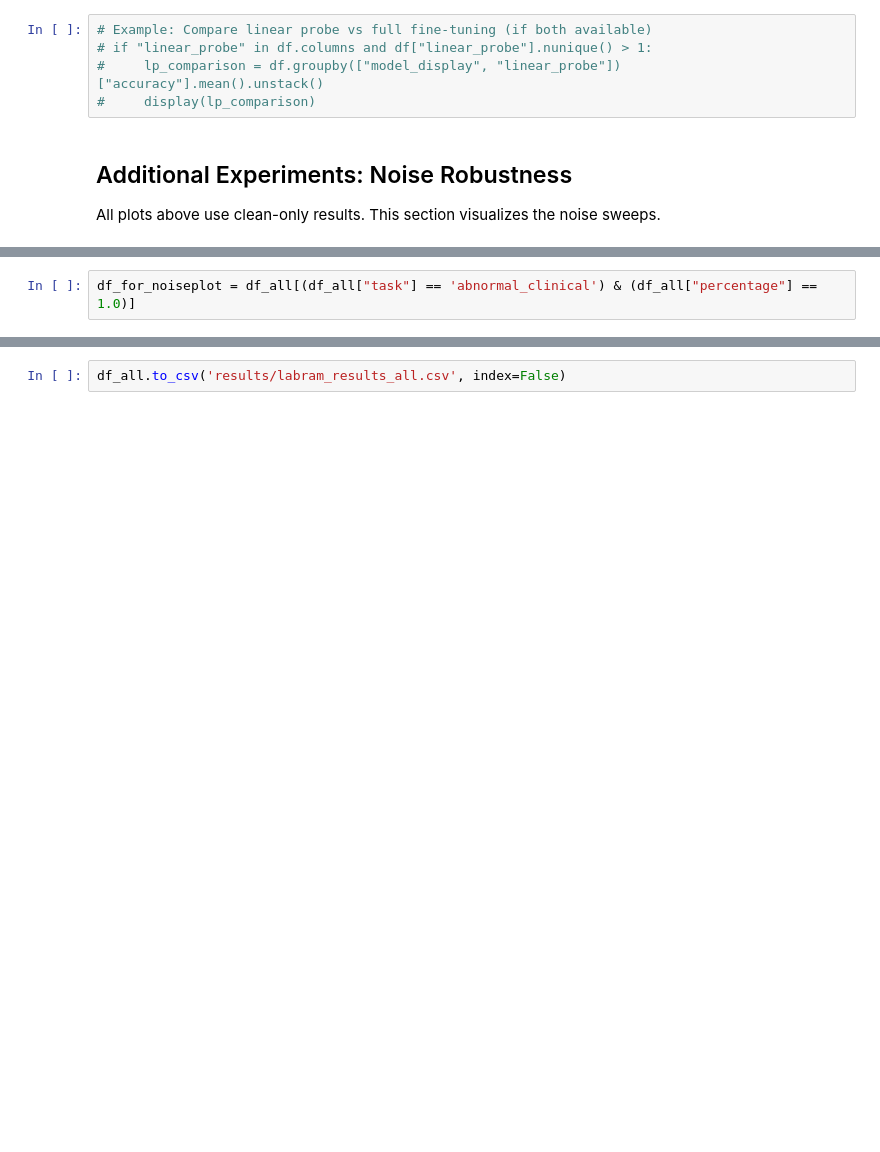
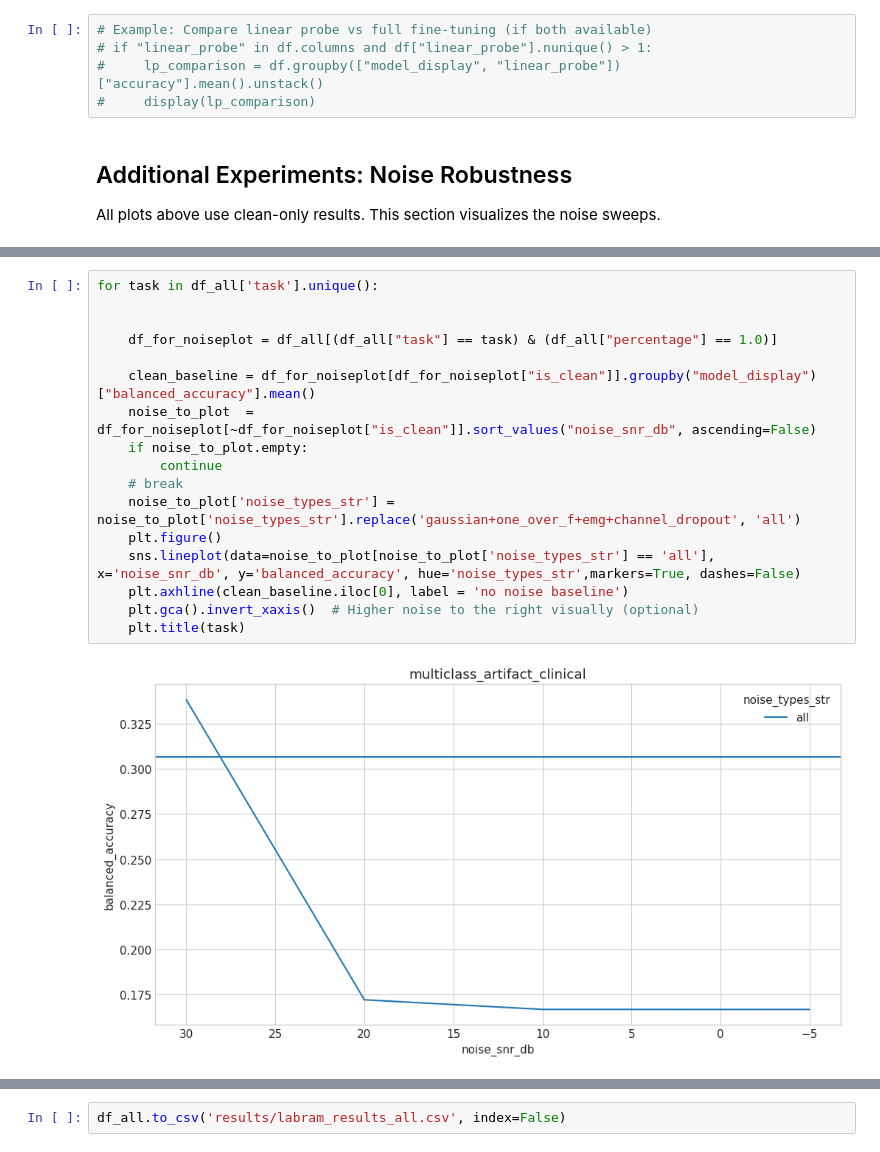
Before and after one commit to uddhavp22/EEG-Bench-vICMl, a Jupyter notebook: analyze_results.ipynb, the cells around one changed output, grey strips where cells are left out. Saved outputs shown, nothing was run; the diff lists cells and outputs as text; blank space fills up the shorter version.

```diff
--- a/analyze_results.ipynb
+++ b/analyze_results.ipynb
@@ -709,2 +708,0 @@ else:
-# %%
-df_for_noiseplot = df_all[(df_all["task"] == 'abnormal_clinical') & (df_all["percentage"] == 1.0)]
@@ -741,0 +734,19 @@ plt.gca().invert_xaxis()  # Higher noise to the right visually (optional)
+# %%
+for task in df_all['task'].unique():
+
+
+    df_for_noiseplot = df_all[(df_all["task"] == task) & (df_all["percentage"] == 1.0)]
+
+    clean_baseline = df_for_noiseplot[df_for_noiseplot["is_clean"]].groupby("model_display")["balanced_accuracy"].mean()
+    noise_to_plot  = df_for_noiseplot[~df_for_noiseplot["is_clean"]].sort_values("noise_snr_db", ascending=False)
+    if noise_to_plot.empty:
+        continue
+    # break
+    noise_to_plot['noise_types_str'] = noise_to_plot['noise_types_str'].replace('gaussian+one_over_f+emg+channel_dropout', 'all')
+    plt.figure()
+    sns.lineplot(data=noise_to_plot[noise_to_plot['noise_types_str'] == 'all'], x='noise_snr_db', y='balanced_accuracy', hue='noise_types_str',markers=True, dashes=False)
+    plt.axhline(clean_baseline.iloc[0], label = 'no noise baseline')
+    plt.gca().invert_xaxis()  # Higher noise to the right visually (optional)
+    plt.title(task)
+# %% [output]
+[figure, added]
```
Also changed, not shown: parts of 13 cells of this notebook, 3 other files.
